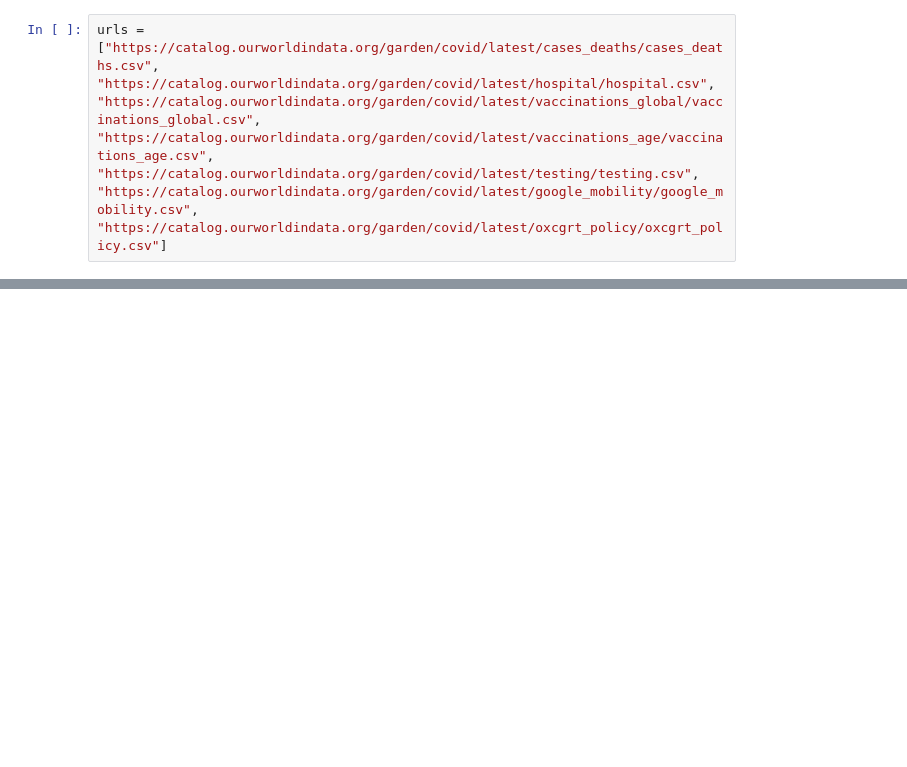
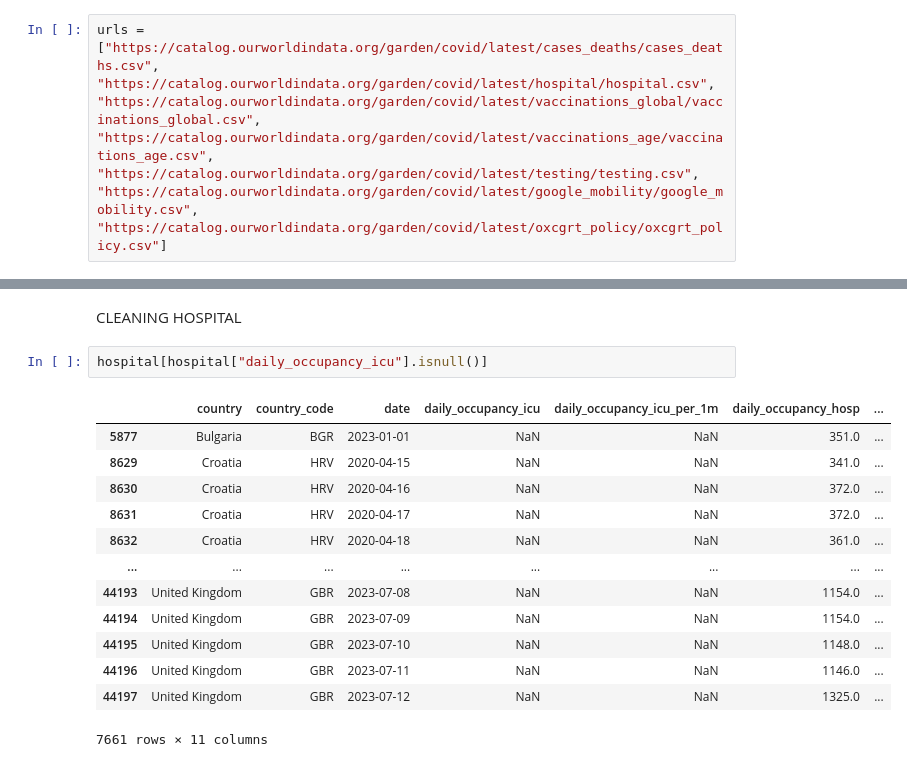
Before and after one commit to ArunKrishnan09/Covid-Analysis, a Jupyter notebook: Covid_analysis.ipynb, the cells around one changed output, grey strips where cells are left out. Cells and saved outputs as stored; diff of their text form; blank space fills up the shorter version.

```diff
--- a/Covid_analysis.ipynb
+++ b/Covid_analysis.ipynb
@@ -19,0 +140,18 @@ urls = ["https://catalog.ourworldindata.org/garden/covid/latest/cases_deaths/cas
+# %% [markdown]
+CLEANING HOSPITAL
+# %%
+hospital[hospital["daily_occupancy_icu"].isnull()]
+# %% [output]
+|  | country | country_code | date | daily_occupancy_icu | daily_occupancy_icu_per_1m | daily_occupancy_hosp | ... |
+| 5877 | Bulgaria | BGR | 2023-01-01 | NaN | NaN | 351.0 | ... |
+| 8629 | Croatia | HRV | 2020-04-15 | NaN | NaN | 341.0 | ... |
+| 8630 | Croatia | HRV | 2020-04-16 | NaN | NaN | 372.0 | ... |
+| 8631 | Croatia | HRV | 2020-04-17 | NaN | NaN | 372.0 | ... |
+| 8632 | Croatia | HRV | 2020-04-18 | NaN | NaN | 361.0 | ... |
+| ... | ... | ... | ... | ... | ... | ... | ... |
+| 44193 | United Kingdom | GBR | 2023-07-08 | NaN | NaN | 1154.0 | ... |
+| 44194 | United Kingdom | GBR | 2023-07-09 | NaN | NaN | 1154.0 | ... |
+| 44195 | United Kingdom | GBR | 2023-07-10 | NaN | NaN | 1148.0 | ... |
+| 44196 | United Kingdom | GBR | 2023-07-11 | NaN | NaN | 1146.0 | ... |
+| 44197 | United Kingdom | GBR | 2023-07-12 | NaN | NaN | 1325.0 | ... |
+7661 rows × 11 columns
```
Also changed, not shown: parts of 11 cells of this notebook.
